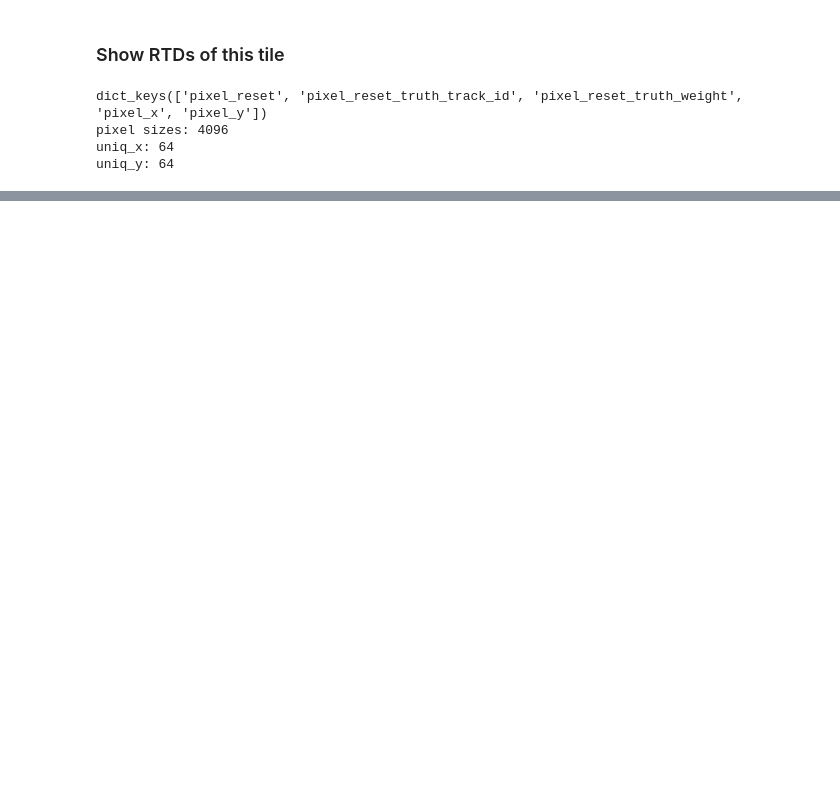
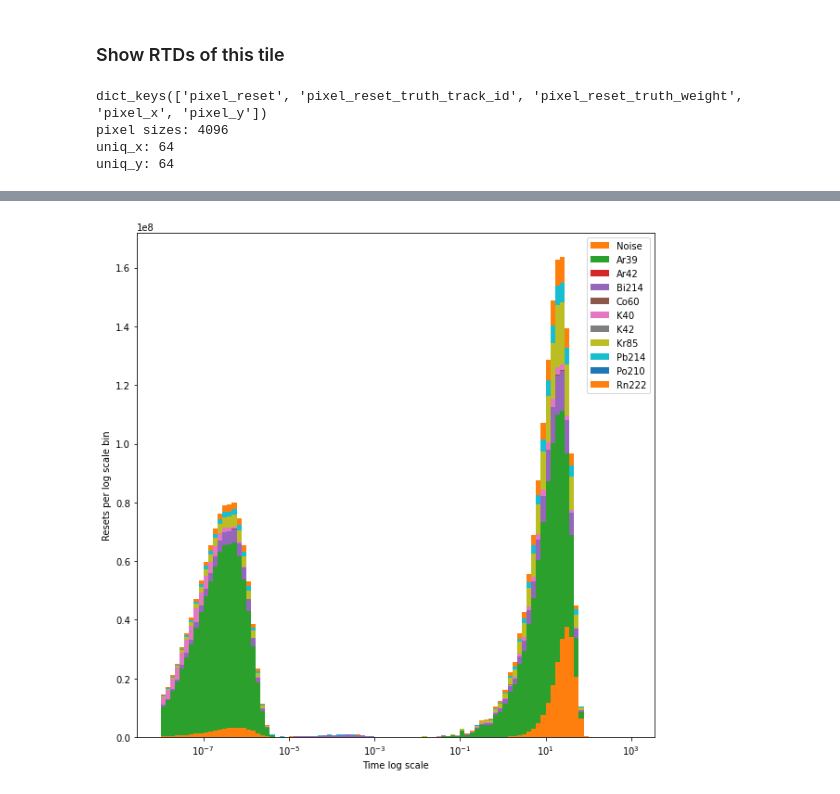
Before and after one commit to kkeefe/neutAna, a Jupyter notebook: simulation-software/notebooks/1ks_analysis.ipynb, the cells around one changed output, grey strips where cells are left out. Cells and saved outputs as stored; diff of their text form; code cells hidden in the pictures; blank space fills up the shorter version.

```diff
--- a/simulation-software/notebooks/1ks_analysis.ipynb
+++ b/simulation-software/notebooks/1ks_analysis.ipynb
@@ -409,0 +412,68 @@ plt.savefig("./pdfs/radiogenicRTDtimescale_1d.pdf")
+# %%
+resets = data['pixel_reset']
+pix_x = data['pixel_x']
+pix_y = data['pixel_y']
+reset_ids = data['pixel_reset_truth_track_id']
+reset_weights = data['pixel_reset_truth_weight']
+
+uniq_pix_x = np.unique(pix_x)
+uniq_pix_y = np.unique(pix_y)
+
+flat_ids = [ nid for ids in reset_ids for nid in ids]
+uniq_ids = np.unique(flat_ids)
+
+tmp_resets, tmp_ids, tmp_weights = [], [], []
+for x in uniq_pix_x:
+    for y in uniq_pix_y:
+        pix_ids = np.logical_and(pix_x == x, pix_y == y)
+        pix_resets = resets[pix_ids]
+        pix_weights = reset_weights[pix_ids]
+        pix_ids = reset_ids[pix_ids]
+
+        sort_pix_resets, sort_pix_weights, sort_pix_ids = zip(*sorted(zip(pix_resets, pix_weights, pix_ids)))
+
+        tmp_resets.append(sort_pix_resets)
+        tmp_weights.append(sort_pix_weights)
+        tmp_ids.append(sort_pix_ids)
+
+def makeRTD(arr):
+    rtd_arr = np.array([ arr[i+1] - arr[i] for i in range(len(arr)-1) ])
+    return rtd_arr
+
+# pix_size = len(uniq_pix_x) * len(uniq_pix_y)
+rtds = [ makeRTD(tr) for tr in tmp_resets ]
+ids = [ idd[1:] for idd in tmp_ids ]
+weights = [ weight[1:] for weight in tmp_weights]
+
+# flatten the resets
+flat_rtds = [ r for pix_r in rtds for r in pix_r ]
+flat_ids = [ idd for pix_idd in ids for idd in pix_idd ]
+flat_weights = [ weight for pix_weight in weights for weight in pix_weight ]
+
+print(len(flat_rtds), len(flat_ids))
+
+# notes                      B-0.5   0.5   3.3MeV  0.3 MeV 1.3MeV  3.5MeV  0.7MeV  1.0MeV  alpha@5.4  alpha@5.59
+uniq_ids_labels = ["Noise", "Ar39", "Ar42", "Bi214", "Co60", "K40", "K42", "Kr85", "Pb214", "Po210", "Rn222"]
+
+reset_stacks = []
+reset_weights = []
+for i, uids in enumerate(uniq_ids):
+
+    id_resets = [ rtd for rtd, ids in zip(flat_rtds, flat_ids) if uids in ids ]
+    reset_stacks.append(id_resets)
+
+    w_resets = [ w for weights, ids in zip(flat_weights, flat_ids) for w, idd in zip(weights, ids) if idd == uids ]
+    reset_weights.append(w_resets)
+
+    print(uniq_ids_labels[i], len(w_resets), len(id_resets))
+
+
+
+plt.figure(figsize=(10,10))
+plt.semilogx(True)
+plt.hist(reset_stacks, bins=time_bins, stacked=True, weights=reset_weights, label=uniq_ids_labels)
+plt.xlabel("Time log scale")
+plt.ylabel("Resets per log scale bin")
+plt.legend()
+plt.savefig("./pdfs/radiogenicRTDtimescale_stack_1d_noise.pdf")
+# %% [output]
@@ -409,0 +492 @@ plt.savefig("./pdfs/radiogenicRTDtimescale_1d.pdf")
+[figure, added]
```
Also changed, not shown: parts of 9 cells of this notebook, 2 other files.
